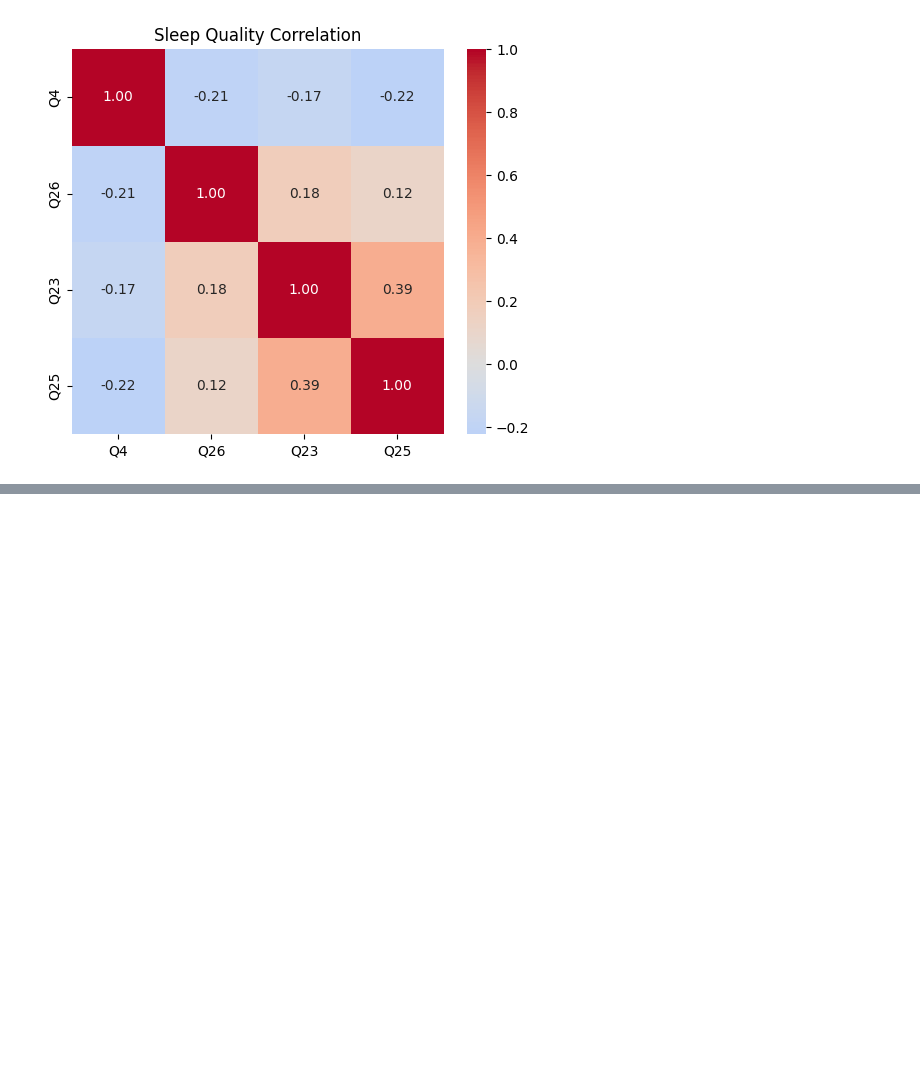
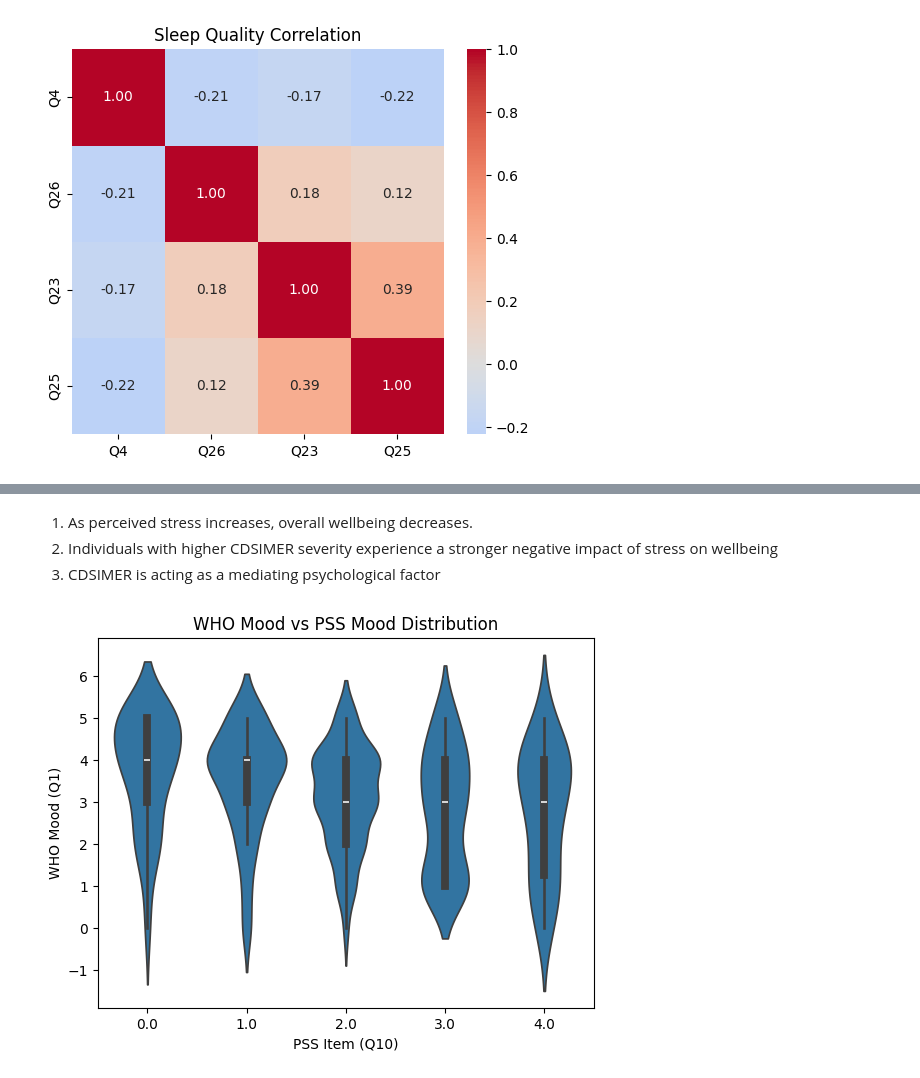
Before and after one commit to Anirudh-Iyer32/Minor-Project, a Jupyter notebook: Notebooks/analysis_2.ipynb, the cells around one changed output, grey strips where cells are left out. Drawn from its saved outputs; the diff is of its cells as text; code cells hidden in the pictures; blank space fills up the shorter version.

```diff
--- a/Notebooks/analysis_2.ipynb
+++ b/Notebooks/analysis_2.ipynb
@@ -55,0 +95,12 @@ plt.show()
+# %% [markdown]
+1. As perceived stress increases, overall wellbeing decreases.
+2. Individuals with higher CDSIMER severity experience a stronger negative impact of stress on wellbeing
+3. CDSIMER is acting as a mediating psychological factor
+# %%
+sns.violinplot(x='Q10', y='Q1', data=df)
+plt.xlabel("PSS Item (Q10)")
+plt.ylabel("WHO Mood (Q1)")
+plt.title("WHO Mood vs PSS Mood Distribution")
+plt.show()
+# %% [output]
+[figure, added]
```
Also changed, not shown: parts of 8 cells of this notebook, 9 other files.
